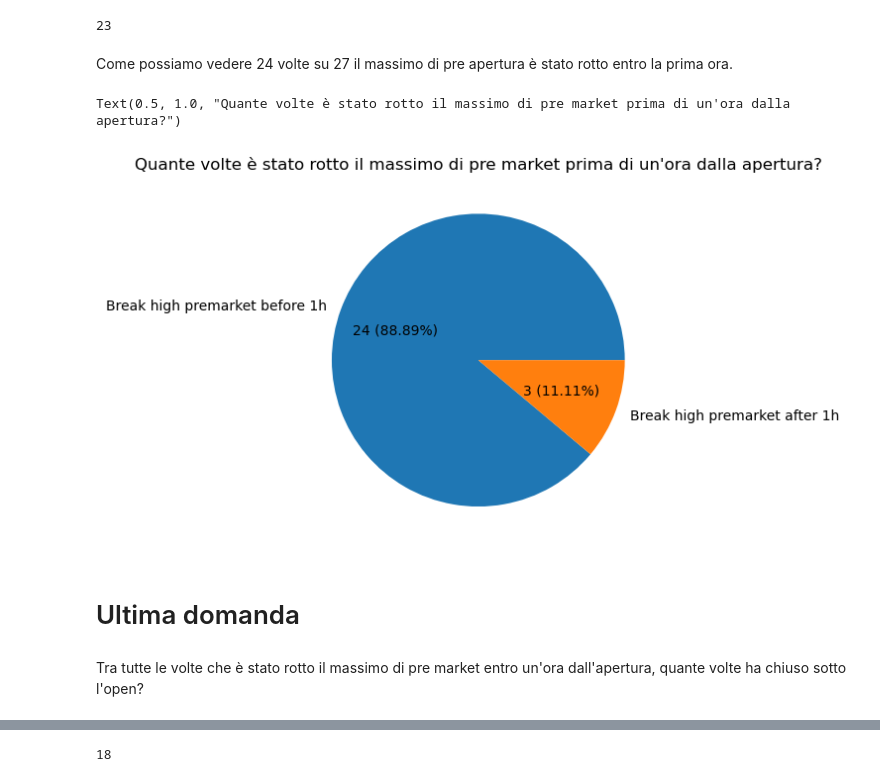
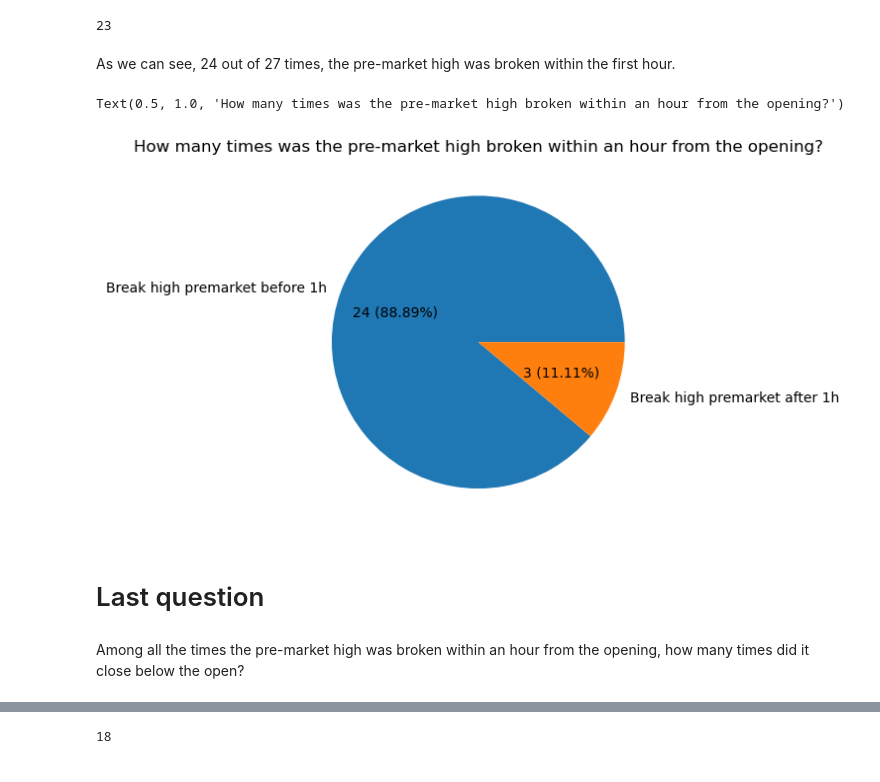
Before and after one commit to Aetthh/my_trading_statistic, a Jupyter notebook: statistichetrading.ipynb, the cells around one changed output, grey strips where cells are left out. Drawn from its saved outputs; the diff is of its cells as text; code cells hidden in the pictures.

```diff
--- a/statistichetrading.ipynb
+++ b/statistichetrading.ipynb
@@ -171,7 +189,7 @@ for ticker in tickers:
     volume_pm = data1h.groupby(data1h.index.date).first()['Volume']
     data1d['Gap'] = ((data1d['Open'] - data1d['Close'].shift(1)) / data1d['Close'].shift(1))
     data1d['Volume_pm'] = volume_pm
-    gap_cond = data1d['gap'] >= 0.7
+    gap_cond = data1d['Gap'] >= 0.7
     red_cond = data1d['Close'] < data1d['Open']
     volume_cond = data1d['Volume'] >= 25e6
     volume_pm_cond = data1d['Volume_pm']>=5e6
@@ -769,19 +786,19 @@ len(ticker_break1h)
 # %% [output]
 23
 # %% [markdown]
-Come possiamo vedere 24 volte su 27 il massimo di pre apertura è stato rotto entro la prima ora.
+As we can see, 24 out of 27 times, the pre-market high was broken within the first hour.
 # %%
 labels = ['Break high premarket before 1h', 'Break high premarket after 1h']
 values = [count_break1h, count-count_break1h]
 plt.pie(values, labels=labels,autopct=make_autopct(values))
-plt.title("Quante volte è stato rotto il massimo di pre market prima di un'ora dalla apertura?")
+plt.title("How many times was the pre-market high broken within an hour from the opening?")
 # %% [output]
-Text(0.5, 1.0, "Quante volte è stato rotto il massimo di pre market prima di un'ora dalla apertura?")
+Text(0.5, 1.0, 'How many times was the pre-market high broken within an hour from the opening?')
-[figure, old version]
+[figure, new version]
 # %% [markdown]
-# Ultima domanda
+# Last question
 # %% [markdown]
-Tra tutte le volte che è stato rotto il massimo di pre market entro un'ora dall'apertura, quante volte ha chiuso sotto l'open?
+Among all the times the pre-market high was broken within an hour from the opening, how many times did it close below the open?
 # %%
 start_date = "2023-01-01"
 end_date = "2023-09-06"
```
Also changed, not shown: parts of 51 cells of this notebook.
